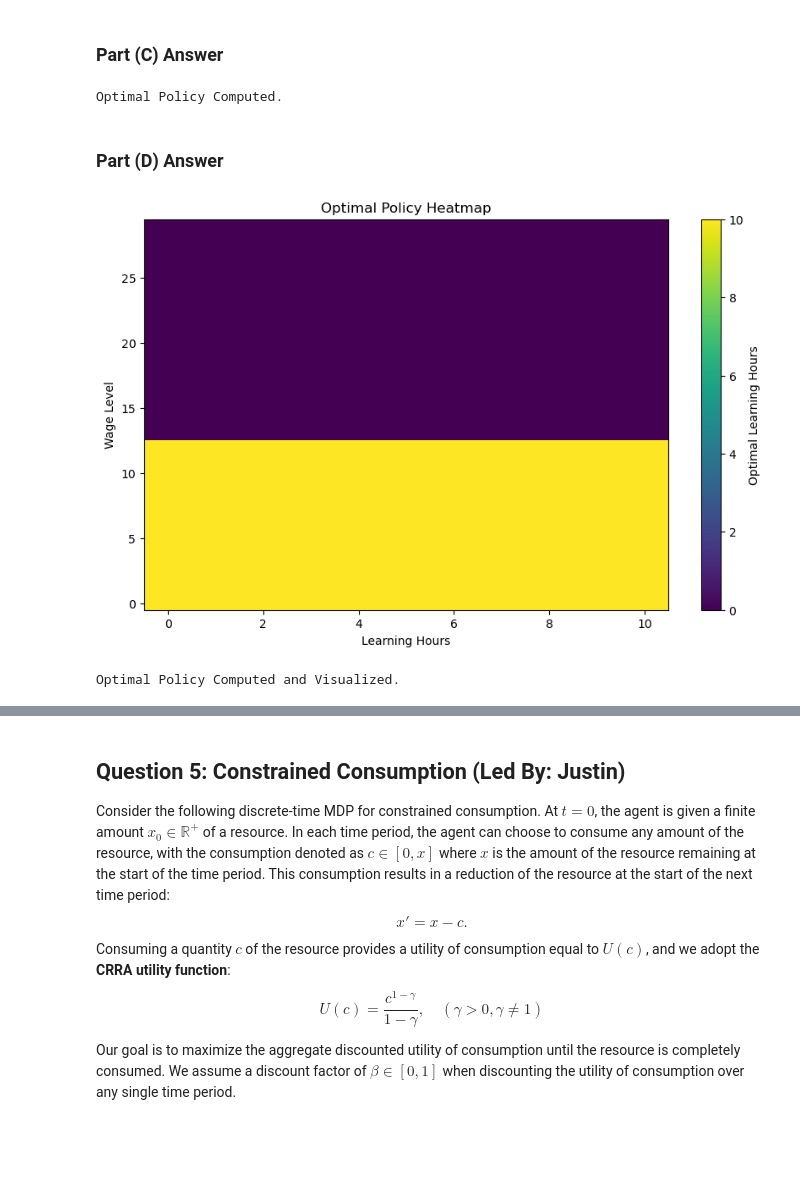
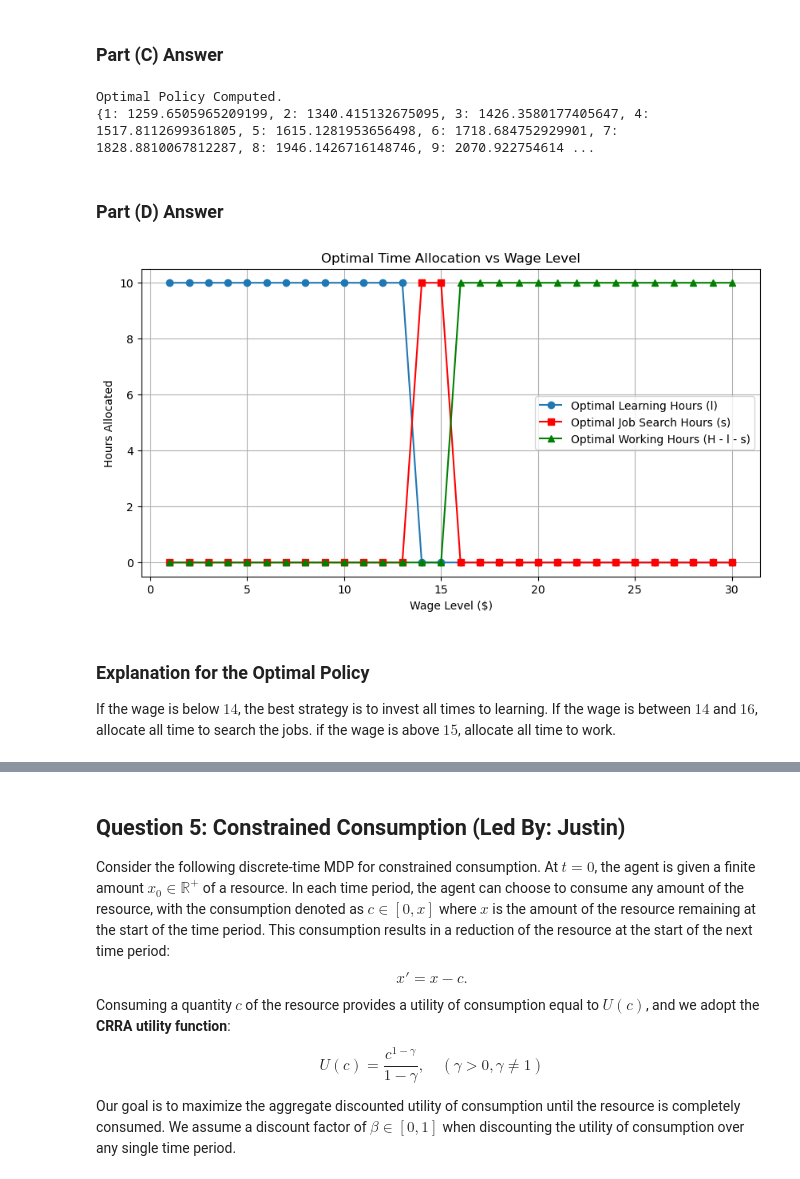
Before and after one commit to fatday/CME241_RLFinance, a Jupyter notebook: A3/assignment3.ipynb, the cells around one changed output, grey strips where cells are left out. Drawn from its saved outputs; the diff is of its cells as text; code cells hidden in the pictures; blank space fills up the shorter version.

```diff
--- a/A3/assignment3.ipynb
+++ b/A3/assignment3.ipynb
@@ -467,60 +491,63 @@ MDP Model Constructed with 330 states and 66 actions.
 ### Part (C) Answer
 # %%
 # fill in with Python code
-def value_iteration(mdp, gamma=0.95, theta=1e-6):
-    V = {state: 0 for state in states}
-    policy = {state: actions[0] for state in states}
+def value_iteration(mdp, gamma=0.95, theta=1e-7):
+    V = {w: 0 for w in states}
+    policy = {w: actions[0] for w in states}
 
     while True:
         delta = 0
-        for state in states:
-            v = V[state]
+        for w in states:
+            v = V[w]
             best_action = None
             best_value = float('-inf')
 
-            for action in actions:
-                expected_value = sum(prob * (reward(state[0], action[0], action[1]) + gamma * V[next_state])
-                                     for next_state, prob in mdp[state].get(action, {}).items())
+            for (l, s) in actions:
+                expected_value = 0
+                if (l, s) in mdp[w]:
+                    for w_next, prob in mdp[w][(l, s)].items():
+                        expected_value += prob * (reward(w, l, s) + gamma * V[w_next])
+                    if expected_value > best_value:
+                        best_value = expected_value
+                        best_action = (l, s)
 
-                if expected_value > best_value:
-                    best_value = expected_value
-                    best_action = action
-
-            V[state] = best_value
-            policy[state] = best_action
+            V[w] = best_value
+            policy[w] = best_action
             delta = max(delta, abs(v - best_value))
-
         if delta < theta:
             break
 
     return policy, V
 
-optimal_policy, optimal_values = value_iteration(mdp, gamma)
+optimal_policy, optimal_values = value_iteration(mdp, 0.95)
 
 print("Optimal Policy Computed.")
+print(optimal_values)
 # %% [output]
 Optimal Policy Computed.
+{1: 1259.6505965209199, 2: 1340.415132675095, 3: 1426.3580177405647, 4: 1517.8112699361805, 5: 1615.1281953656498, 6: 1718.684752929901, 7: 1828.8810067812287, 8: 1946.1426716148746, 9: 2070.922754614 ...
 # %% [markdown]
 ### Part (D) Answer
-# %%
-def plot_optimal_policy(policy):
-    policy_matrix = np.zeros((W, H+1))
-    for (w, l), (l_opt, s_opt) in policy.items():
-        policy_matrix[w-1, l] = l_opt  # Store the optimal learning action
-
-    plt.figure(figsize=(10, 6))
-    plt.imshow(policy_matrix, cmap="viridis", aspect="auto", origin="lower")
-    plt.colorbar(label="Optimal Learning Hours")
-    plt.xlabel("Learning Hours")
-    plt.ylabel("Wage Level")
-    plt.title("Optimal Policy Heatmap")
-    plt.show()
-
-plot_optimal_policy(optimal_policy)
-
-# Display results
-print("Optimal Policy Computed and Visualized.")
-# %% [output]
-[figure, removed]
-Optimal Policy Computed and Visualized.
+# %%
+import matplotlib.pyplot as plt
+wage_levels = list(optimal_policy.keys())
+learning_hours = [optimal_policy[w][0] for w in wage_levels]  # Extract l_opt
+search_hours = [optimal_policy[w][1] for w in wage_levels]  # Extract s_opt
+working_hours = [H - l - s for l, s in zip(learning_hours, search_hours)]
+plt.figure(figsize=(10, 5))
+plt.plot(wage_levels, learning_hours, label="Optimal Learning Hours (l)", marker='o', linestyle='-')
+plt.plot(wage_levels, search_hours, label="Optimal Job Search Hours (s)", marker='s', linestyle='-', color='red')
+plt.plot(wage_levels, working_hours, label="Optimal Working Hours (H - l - s)", marker='^', linestyle='-', color='green')
+
+plt.xlabel("Wage Level ($)")
+plt.ylabel("Hours Allocated")
+plt.title("Optimal Time Allocation vs Wage Level")
+plt.legend()
+plt.grid()
+plt.show()
+# %% [output]
+[figure, added]
+# %% [markdown]
+### Explanation for the Optimal Policy
+If the wage is below $14$, the best strategy is to invest all times to learning. If the wage is between $14$ and $16$, allocate all time to search the jobs. if the wage is above $15$, allocate all time to work.
 # %% [markdown]
```
Also changed, not shown: parts of 23 cells of this notebook.
